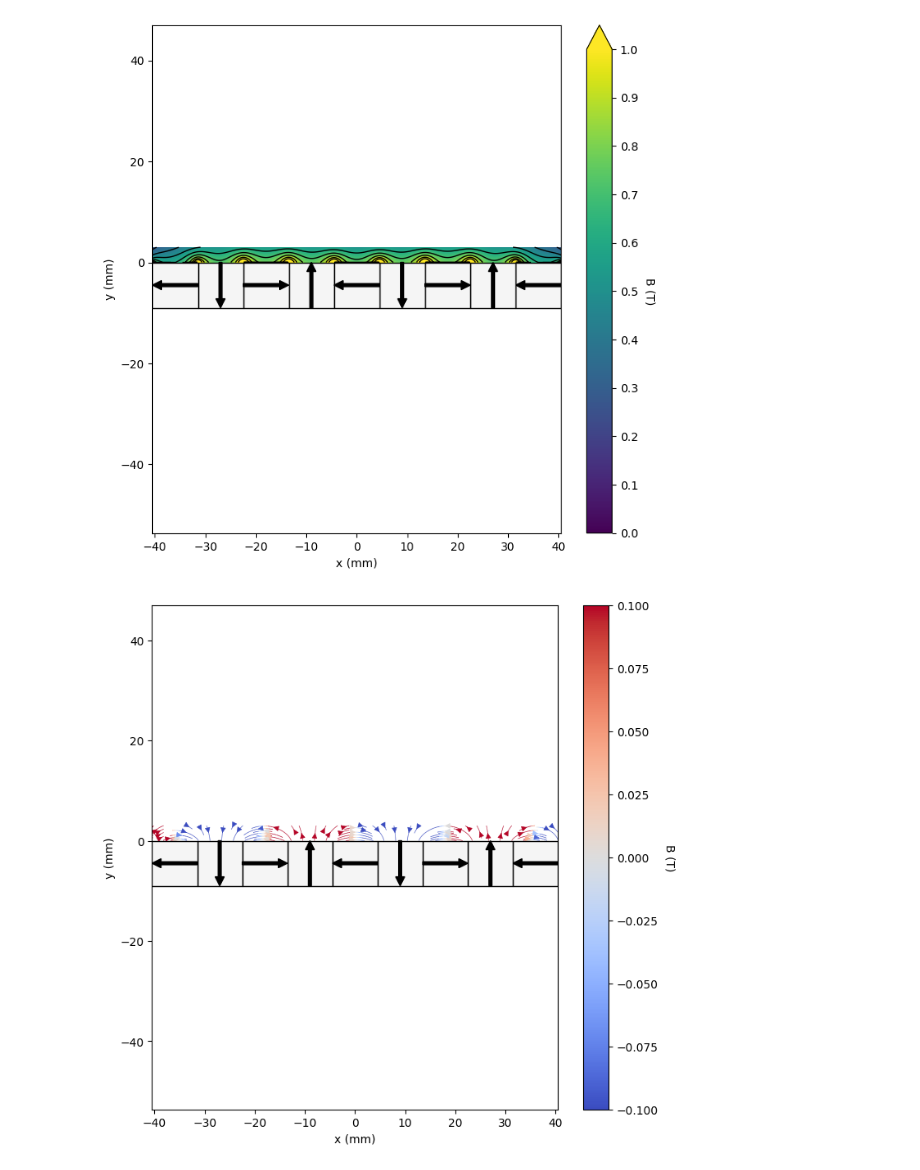
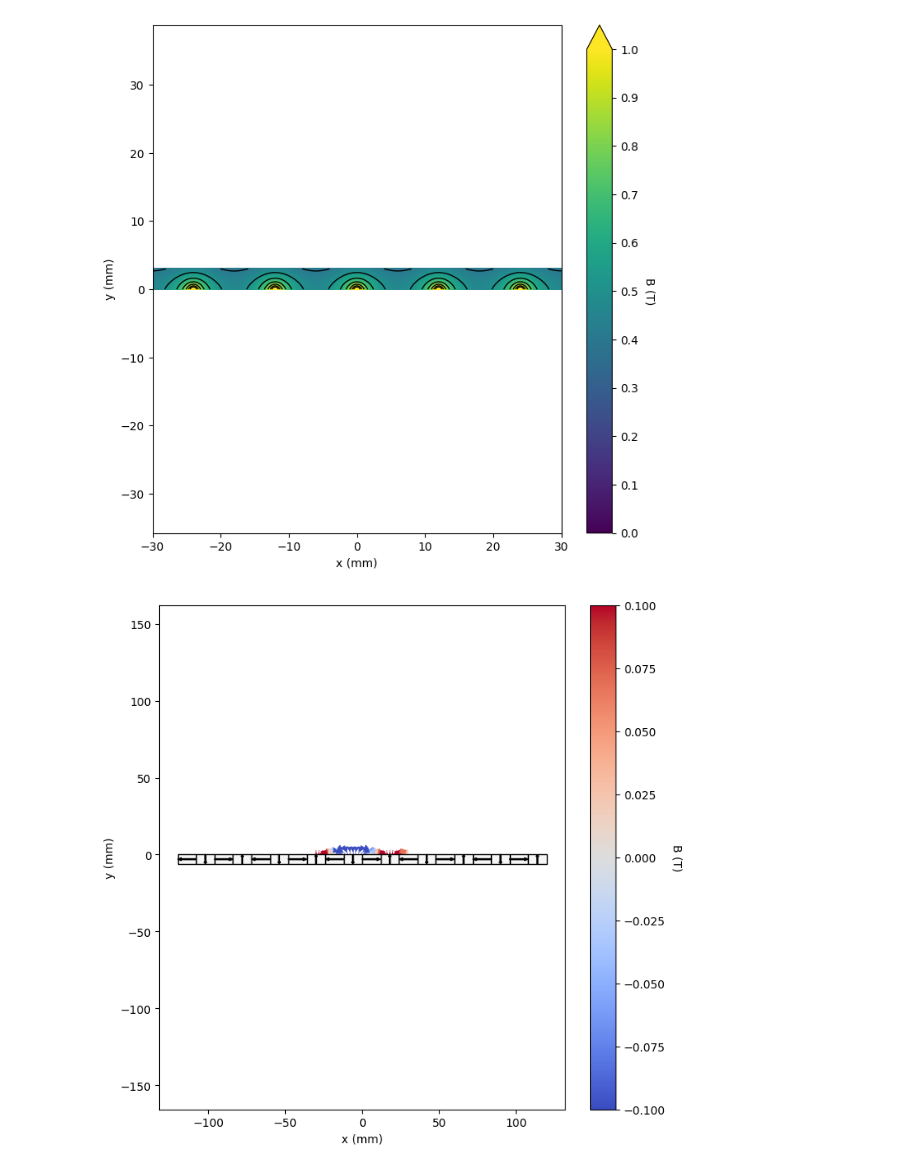
Before and after one commit to pdunne/pymagnet, a Jupyter notebook: work/test.ipynb, the cells around one changed output. Cells and saved outputs as stored; diff of their text form; code cells hidden in the pictures.

```diff
--- a/work/test.ipynb
+++ b/work/test.ipynb
@@ -71,39 +70,40 @@ def gen_lin_halbach(N=5, width=width, height=height, Jr=Jr):
 pm.reset()  # clear magnet registry
 
 N = 20
-width = 12.0
-height= 6.0
+# width = 12.0
+# height= 6.0
 # gen_alternating_magnets(N=N, width=width, height=height, Jr=Jr)
 gen_lin_halbach(N=N, width=width, height=height, Jr=Jr)
 
 
-points = pm.grid2D(N * width / 2, 3.0, unit=unit, ymin=0, num_points=1001)
+points = pm.grid2D(5 * width / 2, 3.0, unit=unit, ymin=0, num_points=1001)
 
 # Calculate the magnetic field due to all magnets in the registry
 field = pm.get_field_2D(points)
 
 # Plot the result, vector_plot = True toggles on the vector field plot
 fig, _ = mplt.plot_2D_contour(
     points,
     field,
     cmin=0.0,  # minimum field value
     cmax=1.0,  # maximum field value
     vector_plot=True,  # plot the vector field
+    show_magnets=False
 )
 
 
 
 
 _, _ = mplt.plot_2D_contour(
     points,
     field,
     cmin=-0.1,  # minimum field value
     cmax=0.1,  # maximum field value
     cmap="coolwarm",  # set the colormap
     plot_type="streamplot",
     show_magnets=True,
 )
-_, _ = mplt.plot_2D_contour(points, field, plot_type="streamplot", show_magnets=True)
+# _, _ = mplt.plot_2D_contour(points, field, plot_type="streamplot", show_magnets=True)
 # %% [output]
-[figure, old version]
+[figure, new version]
-[figure, old version]
+[figure, new version]
```
Also changed, not shown: parts of 4 cells of this notebook, 1 other file.
